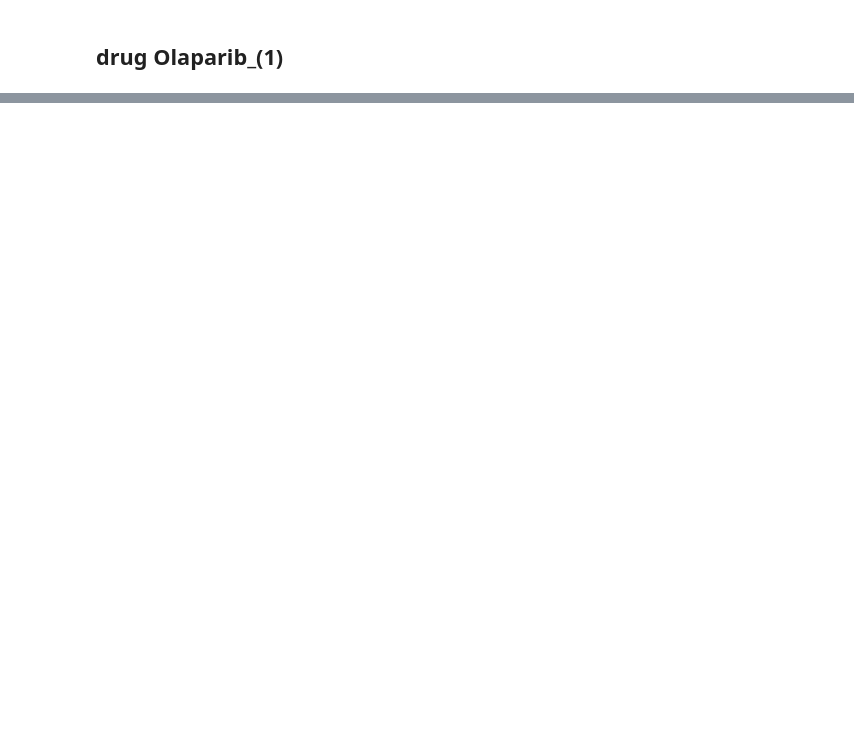
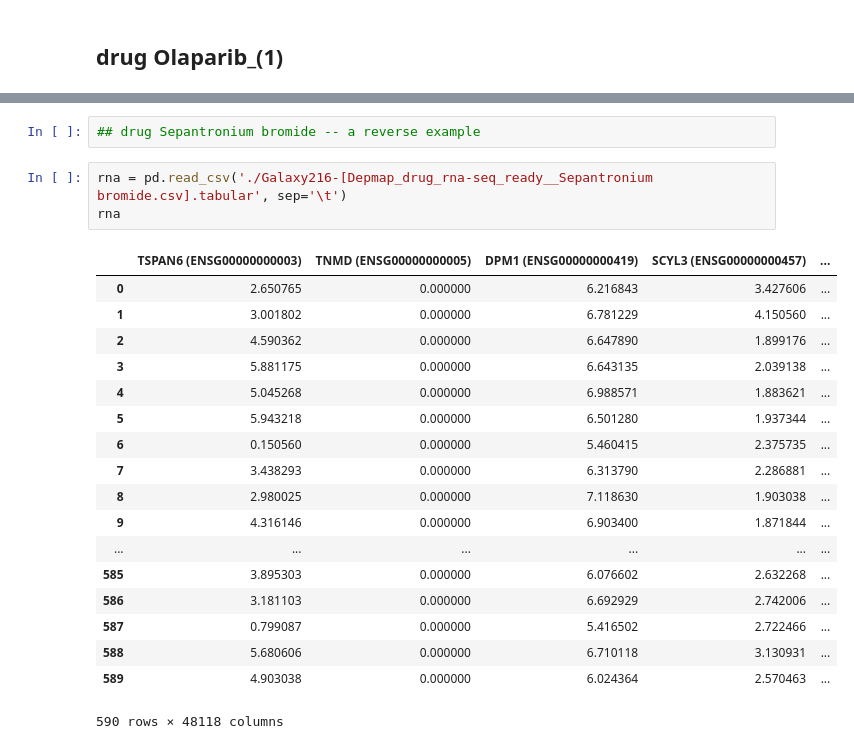
Before and after one commit to goeckslab/Galaxy-ML, a Jupyter notebook: IRAPS_test.ipynb, the cells around one changed output, grey strips where cells are left out. Drawn from its saved outputs; the diff is of its cells as text; blank space fills up the shorter version.

```diff
--- a/IRAPS_test.ipynb
+++ b/IRAPS_test.ipynb
@@ -252,0 +330,24 @@ Fitting 10 folds for each of 1 candidates, totalling 10 fits
+# %%
+## drug Sepantronium bromide -- a reverse example
+# %%
+rna = pd.read_csv('./Galaxy216-[Depmap_drug_rna-seq_ready__Sepantronium bromide.csv].tabular', sep='\t')
+rna
+# %% [output]
+|  | TSPAN6 (ENSG00000000003) | TNMD (ENSG00000000005) | DPM1 (ENSG00000000419) | SCYL3 (ENSG00000000457) | ... |
+| 0 | 2.650765 | 0.000000 | 6.216843 | 3.427606 | ... |
+| 1 | 3.001802 | 0.000000 | 6.781229 | 4.150560 | ... |
+| 2 | 4.590362 | 0.000000 | 6.647890 | 1.899176 | ... |
+| 3 | 5.881175 | 0.000000 | 6.643135 | 2.039138 | ... |
+| 4 | 5.045268 | 0.000000 | 6.988571 | 1.883621 | ... |
+| 5 | 5.943218 | 0.000000 | 6.501280 | 1.937344 | ... |
+| 6 | 0.150560 | 0.000000 | 5.460415 | 2.375735 | ... |
+| 7 | 3.438293 | 0.000000 | 6.313790 | 2.286881 | ... |
+| 8 | 2.980025 | 0.000000 | 7.118630 | 1.903038 | ... |
+| 9 | 4.316146 | 0.000000 | 6.903400 | 1.871844 | ... |
+| ... | ... | ... | ... | ... | ... |
+| 585 | 3.895303 | 0.000000 | 6.076602 | 2.632268 | ... |
+| 586 | 3.181103 | 0.000000 | 6.692929 | 2.742006 | ... |
+| 587 | 0.799087 | 0.000000 | 5.416502 | 2.722466 | ... |
+| 588 | 5.680606 | 0.000000 | 6.710118 | 3.130931 | ... |
+| 589 | 4.903038 | 0.000000 | 6.024364 | 2.570463 | ... |
+590 rows × 48118 columns
```
Also changed, not shown: parts of 15 cells of this notebook.
